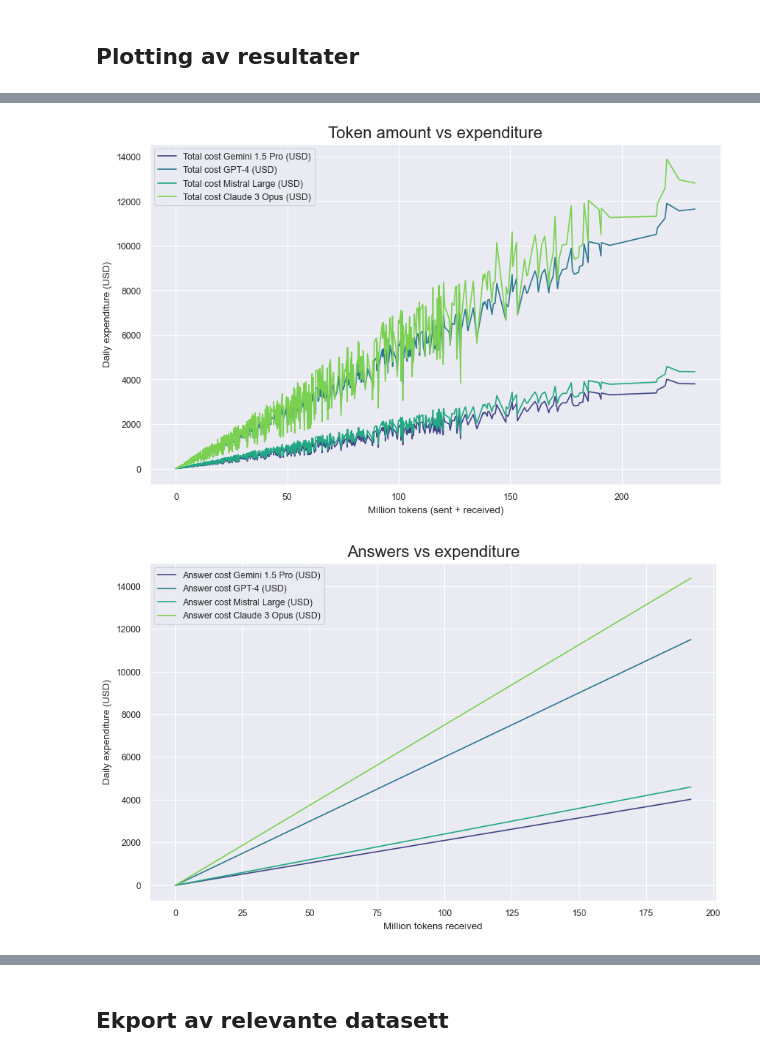
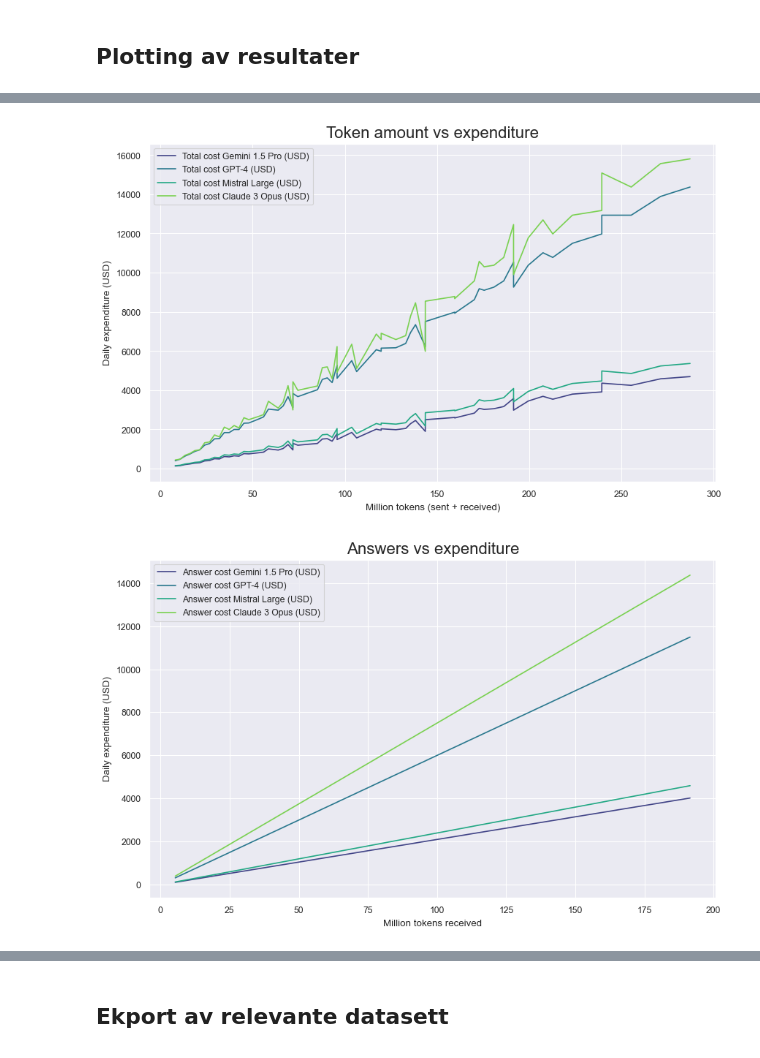
Before and after one commit to benediktgoodman/team-ai-kostnadsoverslag, a Jupyter notebook: kostnadsberegning.ipynb, the cells around one changed output, grey strips where cells are left out. Saved outputs shown, nothing was run; the diff lists cells and outputs as text; code cells hidden in the pictures.

```diff
--- a/kostnadsberegning.ipynb
+++ b/kostnadsberegning.ipynb
@@ -157,17 +141,20 @@ total_cost.rolling(1000).mean()
 # %%
+# Plotter et scenario hvor 800 stykk bruker API-tjenesten til prorietær KI
+plot_df = total_cost.loc[total_cost['employees'] == 800]
+
 # Will produce noisy figure, hence sampling is necessary
-fig1 = plot_multiple_lines(total_cost.sample(1000),
+fig1 = plot_multiple_lines(plot_df,
                'm_tokens_total',
                total_cost.columns[total_cost.columns.str.contains('Total cost')],
                title='Token amount vs expenditure',
                xaxis_title='Million tokens (sent + received)',
                yaxis_title='Daily expenditure (USD)')
 
 fig1.savefig('plots/tokens_vs_cost.png')
 # %% [output]
-[figure, old version]
+[figure, new version]
 # %%
-fig2 = plot_multiple_lines(total_cost.sort_values('m_tokens_received'),
+fig2 = plot_multiple_lines(plot_df,
                'm_tokens_received',
                total_cost.columns[total_cost.columns.str.contains('Answer cost')],
                title='Answers vs expenditure',
@@ -177,5 +164,5 @@ fig2 = plot_multiple_lines(total_cost.sort_values('m_tokens_received'),
 
 fig2.savefig('plots/received_tokens_vs_expenditure.png')
 # %% [output]
-[figure, old version]
+[figure, new version]
 # %%
```
Also changed, not shown: parts of 3 cells of this notebook, 4 other files.
